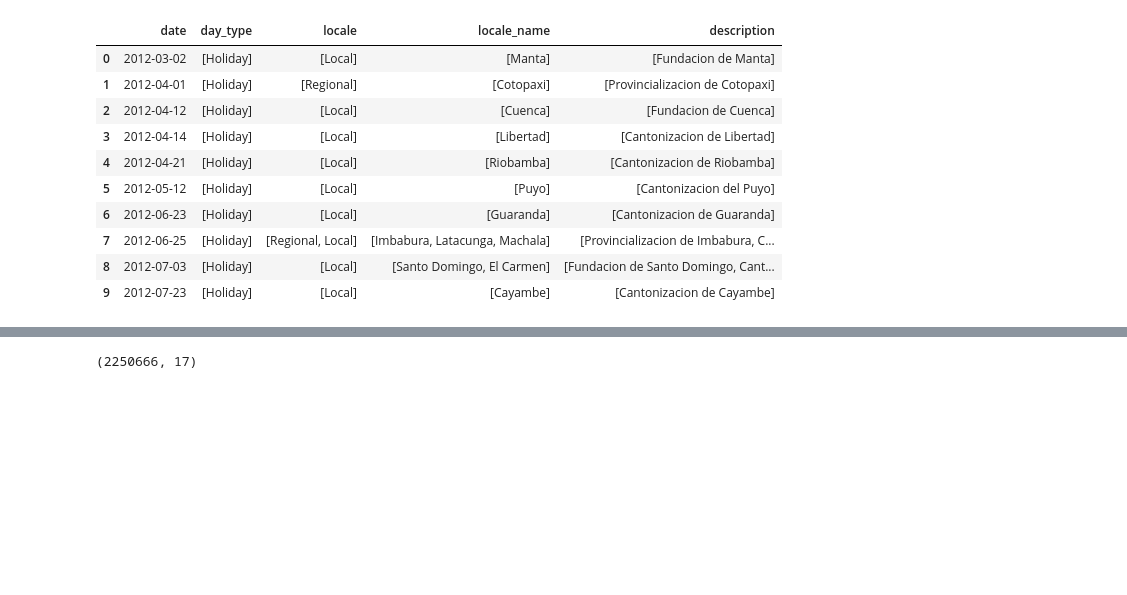
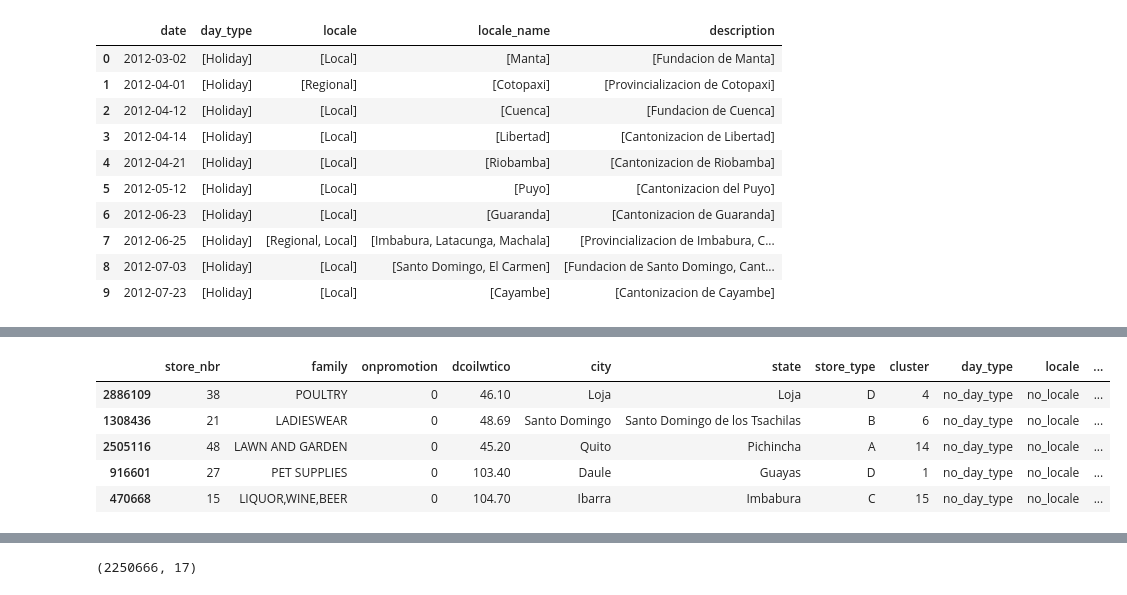
Before and after one commit to Umeshuchai/Stores_Sales-Times_Series_Forecasting, a Jupyter notebook: training_and_testing/Sales_Prediction.ipynb, the cells around one changed output, grey strips where cells are left out. Drawn from its saved outputs; the diff is of its cells as text; code cells hidden in the pictures; blank space fills up the shorter version.

```diff
--- a/training_and_testing/Sales_Prediction.ipynb
+++ b/training_and_testing/Sales_Prediction.ipynb
@@ -387,0 +387,9 @@ x_test=x_test.drop(columns=['id'])
+# %%
+x_train.head()
+# %% [output]
+|  | store_nbr | family | onpromotion | dcoilwtico | city | state | store_type | cluster | day_type | locale | ... |
+| 2886109 | 38 | POULTRY | 0 | 46.10 | Loja | Loja | D | 4 | no_day_type | no_locale | ... |
+| 1308436 | 21 | LADIESWEAR | 0 | 48.69 | Santo Domingo | Santo Domingo de los Tsachilas | B | 6 | no_day_type | no_locale | ... |
+| 2505116 | 48 | LAWN AND GARDEN | 0 | 45.20 | Quito | Pichincha | A | 14 | no_day_type | no_locale | ... |
+| 916601 | 27 | PET SUPPLIES | 0 | 103.40 | Daule | Guayas | D | 1 | no_day_type | no_locale | ... |
+| 470668 | 15 | LIQUOR,WINE,BEER | 0 | 104.70 | Ibarra | Imbabura | C | 15 | no_day_type | no_locale | ... |
```
Also changed, not shown: parts of 46 cells of this notebook, 1 other file.
